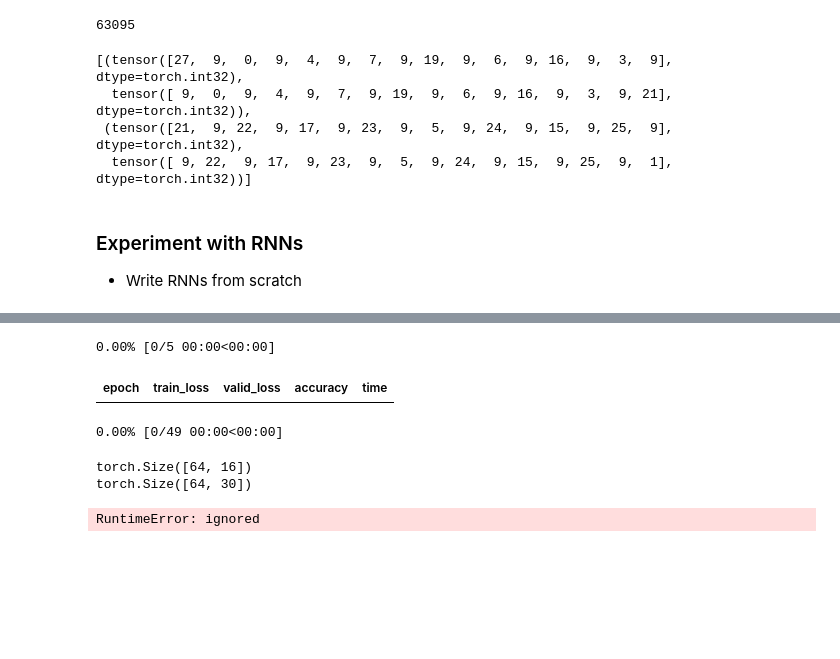
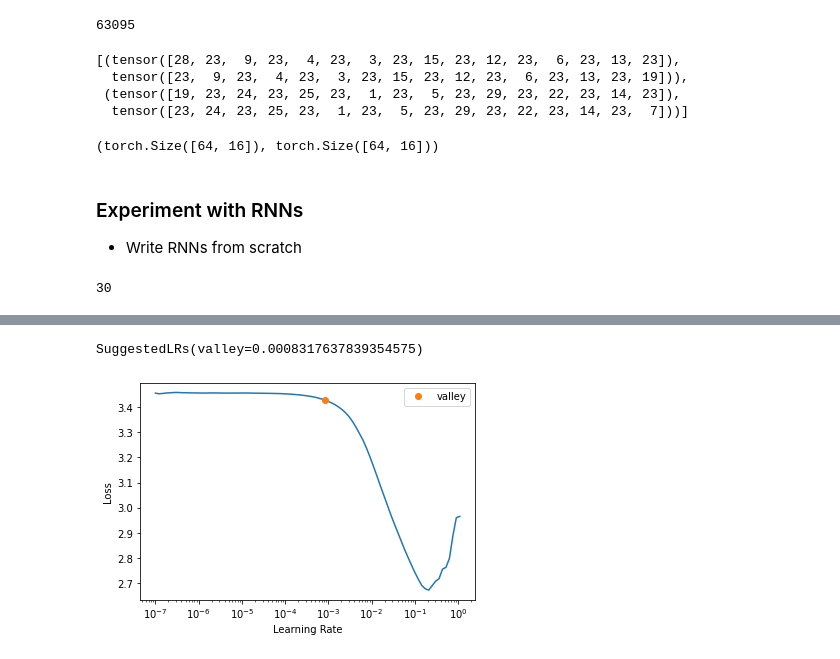
Before and after one commit to Nick-palmar/fast_book, a Jupyter notebook: 12_nlp_deep_dive_redo.ipynb, the cells around one changed output, grey strips where cells are left out. Drawn from its saved outputs; the diff is of its cells as text; code cells hidden in the pictures; blank space fills up the shorter version.

```diff
--- a/12_nlp_deep_dive_redo.ipynb
+++ b/12_nlp_deep_dive_redo.ipynb
@@ -73,13 +69,13 @@ print(len(tokens))
 # %%
 # want sequences of consecutive characters
 seq_len = 16
-seqs = [(torch.Tensor(num_tokens[i: i+seq_len]).int(), torch.Tensor(num_tokens[i+1:i+seq_len+1]).int()) for i in range(0,len(num_tokens)-seq_len-1, seq_len)]
+seqs = [(torch.Tensor(num_tokens[i: i+seq_len]).long(), torch.Tensor(num_tokens[i+1:i+seq_len+1]).long()) for i in range(0,len(num_tokens)-seq_len-1, seq_len)]
 seqs[:2]
 # %% [output]
-[(tensor([27,  9,  0,  9,  4,  9,  7,  9, 19,  9,  6,  9, 16,  9,  3,  9], dtype=torch.int32),
-  tensor([ 9,  0,  9,  4,  9,  7,  9, 19,  9,  6,  9, 16,  9,  3,  9, 21], dtype=torch.int32)),
- (tensor([21,  9, 22,  9, 17,  9, 23,  9,  5,  9, 24,  9, 15,  9, 25,  9], dtype=torch.int32),
-  tensor([ 9, 22,  9, 17,  9, 23,  9,  5,  9, 24,  9, 15,  9, 25,  9,  1], dtype=torch.int32))]
+[(tensor([28, 23,  9, 23,  4, 23,  3, 23, 15, 23, 12, 23,  6, 23, 13, 23]),
+  tensor([23,  9, 23,  4, 23,  3, 23, 15, 23, 12, 23,  6, 23, 13, 23, 19])),
+ (tensor([19, 23, 24, 23, 25, 23,  1, 23,  5, 23, 29, 23, 22, 23, 14, 23]),
+  tensor([23, 24, 23, 25, 23,  1, 23,  5, 23, 29, 23, 22, 23, 14, 23,  7]))]
 # %%
 # want data in order
 # (0, m, 2m, ..., )
@@ -98,6 +94,11 @@ dls = DataLoaders.from_dsets(
     group_chunks(seqs[:cut], bs),
     group_chunks(seqs[cut:], bs),
     bs=bs, drop_last=True, shuffle=False)
+# %%
+x, y = dls.one_batch()
+x.shape, y.shape
+# %% [output]
+(torch.Size([64, 16]), torch.Size([64, 16]))
 # %% [markdown]
 ### Experiment with RNNs
 - Write RNNs from scratch
@@ -108,22 +109,31 @@ class LMModel1(Module):
     self.h_h = nn.Linear(n_hidden, n_hidden)
     self.h_o = nn.Linear(n_hidden, vocab_sz)
     self.h = 0
+    self.relu = nn.ReLU()
 
   def forward(self, x):
-    print(x.shape)
+    # print(x.shape)
+    outs = []
     for i in range(x.shape[1]):
       # add the hidden state to the input to hidden state
-      self.h += self.i_h(x[:, i])
+      self.h = self.h + self.i_h(x[:, i])
       # compute new hidden state
-      self.h = F.relu(self.h_h(self.h))
+      self.h = self.relu(self.h_h(self.h))
+      # make a prediction for new character
+      outs.append(self.h_o(self.h))
 
-    # pass the final hidden through the output layer and return
-    out = self.h_o(self.h)
+
     self.h = self.h.detach()
+    outs = torch.stack(outs, dim=1)
+    # print(outs.shape)
 
-    print(out.shape)
+    return outs
 
-    return out
 
   def reset(self):
     self.h = 0
+# %%
+def flat_cross_entropy(inp, targ):
+  # flatten the target from (bs, seq) -> (bs*seq)
+  # accomodate by flattening inputs (bs, seq, vocab_sz) -> (bs*seq, vocab_sz)
+  return F.cross_entropy(inp.view(bs*seq_len, -1), targ.view(-1))
@@ -130,5 +143,9 @@ class LMModel1(Module):
+# %%
+print(len(vocab))
+# %% [output]
+30
 # %%
-learn = Learner(dls, LMModel1(len(vocab), 64), loss_func=F.cross_entropy,
+learn = Learner(dls, LMModel1(len(vocab), 64), loss_func=flat_cross_entropy,
                 metrics=accuracy, cbs=ModelResetter)
-learn.fit_one_cycle(5, 1e-3)
+learn.lr_find()
 # %% [output]
@@ -135,6 +153,2 @@ learn.fit_one_cycle(5, 1e-3)
-0.00% [0/5 00:00<00:00]
+SuggestedLRs(valley=0.0008317637839354575)
-| epoch | train_loss | valid_loss | accuracy | time |
-0.00% [0/49 00:00<00:00]
-torch.Size([64, 16])
-torch.Size([64, 30])
-RuntimeError: ignored
+[figure, added]
```
Also changed, not shown: parts of 11 cells of this notebook.
